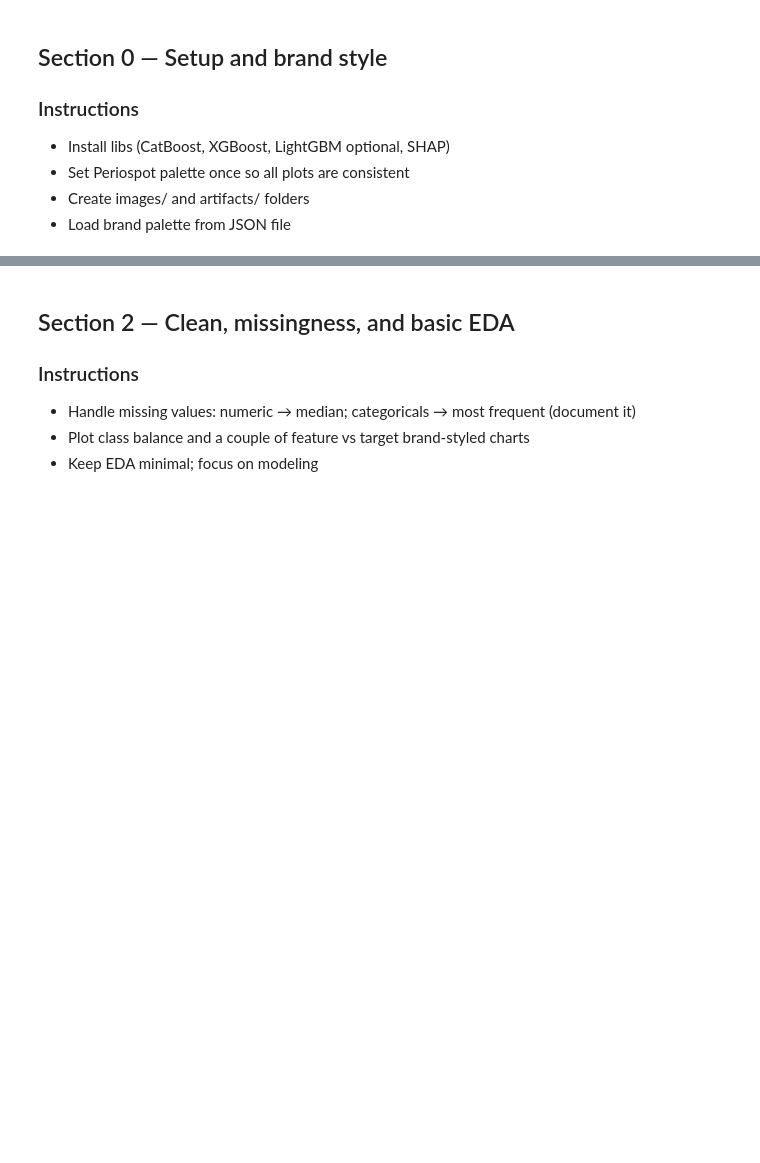
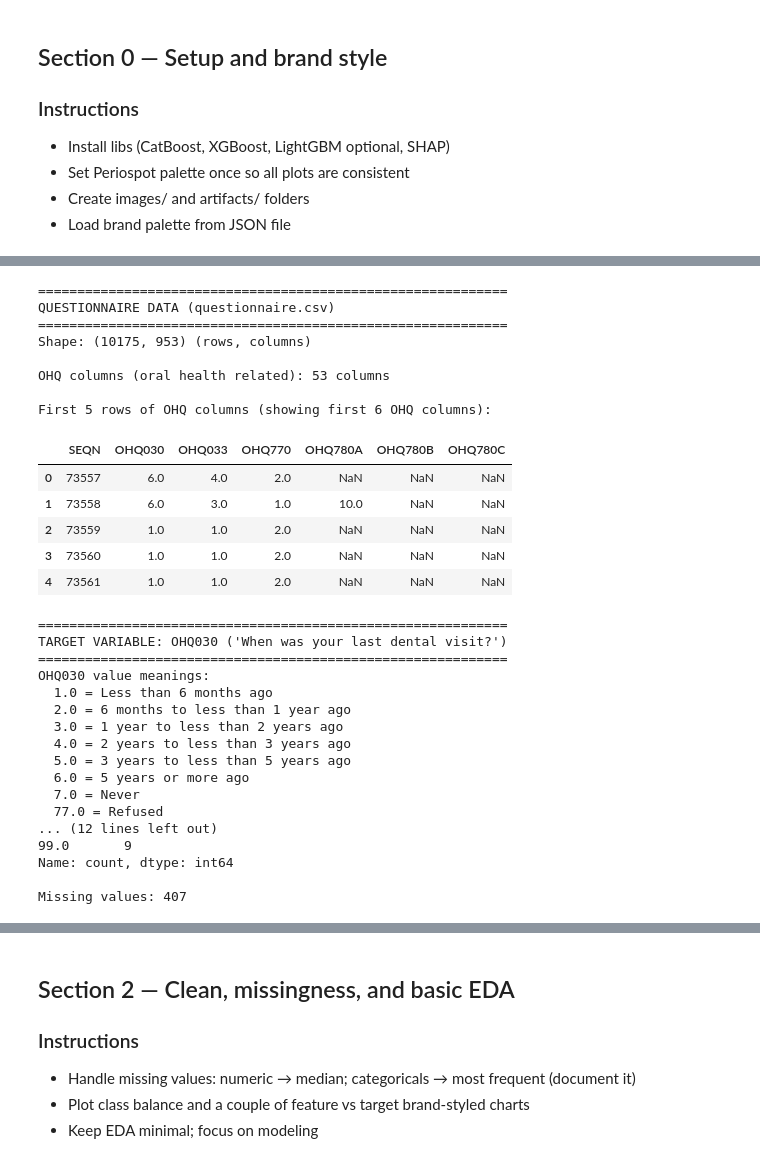
Before and after one commit to Tuminha/NHANES-oral-health-Predictor, a Jupyter notebook: notebooks/nhanes_dental_visits_one_notebook.ipynb, the cells around one changed output, grey strips where cells are left out. Cells and saved outputs as stored; diff of their text form; code cells hidden in the pictures; blank space fills up the shorter version.

Commit message:
Progress update: Complete Section 0-1 (Setup and Data Loading). Fixed CSV loading, merged datasets, built target variable from OHQ030. Updated README with progress tracking.

```diff
--- a/notebooks/nhanes_dental_visits_one_notebook.ipynb
+++ b/notebooks/nhanes_dental_visits_one_notebook.ipynb
@@ -166,0 +116,48 @@ NHANES files are often SAS XPT. Use `pandas.read_sas(..., format="xport")`.
+# %%
+# TODO: (option A) Kaggle CLI download to data/raw (already done if files exist)
+# !kaggle datasets download -d cdc/national-health-and-nutrition-examination-survey -p ../data/raw
+# !unzip -o ../data/raw/national-health-and-nutrition-examination-survey.zip -d ../data/raw
+
+# NOTE: Kaggle dataset comes as CSV files, not SAS XPT
+# Load demographic and questionnaire data from CSV
+import pandas as pd
+
+demo = pd.read_csv("../data/raw/demographic.csv")
+ohq = pd.read_csv("../data/raw/questionnaire.csv")
+
+print("="*60)
+print("DEMOGRAPHIC DATA (demographic.csv)")
+print("="*60)
+print(f"Shape: {demo.shape} (rows, columns)")
+print(f"\nKey columns available:")
+key_demo_cols = ['SEQN', 'RIDAGEYR', 'RIAGENDR', 'RIDRETH3', 'DMDEDUC2', 'INDFMPIR']
+print(f"  - {', '.join([c for c in key_demo_cols if c in demo.columns])}")
+print("\nFirst 5 rows of key demographic columns:")
+display(demo[key_demo_cols].head())
+
+print("\n" + "="*60)
+print("QUESTIONNAIRE DATA (questionnaire.csv)")
+print("="*60)
+print(f"Shape: {ohq.shape} (rows, columns)")
+print(f"\nOHQ columns (oral health related): {len([c for c in ohq.columns if 'OHQ' in c])} columns")
+ohq_cols = ['SEQN'] + [c for c in ohq.columns if 'OHQ' in c]
+print(f"\nFirst 5 rows of OHQ columns (showing first 6 OHQ columns):")
+display(ohq[ohq_cols[:7]].head())
+
+print("\n" + "="*60)
+print("TARGET VARIABLE: OHQ030 ('When was your last dental visit?')")
+print("="*60)
+print("OHQ030 value meanings:")
+print("  1.0 = Less than 6 months ago")
+print("  2.0 = 6 months to less than 1 year ago")
+print("  3.0 = 1 year to less than 2 years ago")
+print("  4.0 = 2 years to less than 3 years ago")
+print("  5.0 = 3 years to less than 5 years ago")
+print("  6.0 = 5 years or more ago")
+print("  7.0 = Never")
+print("  77.0 = Refused")
+print("  99.0 = Don't know")
+print("\nValue counts:")
+print(ohq['OHQ030'].value_counts().sort_index())
+print(f"\nMissing values: {ohq['OHQ030'].isna().sum()}")
+# %% [output]
@@ -166,0 +179,31 @@ NHANES files are often SAS XPT. Use `pandas.read_sas(..., format="xport")`.
+============================================================
+QUESTIONNAIRE DATA (questionnaire.csv)
+============================================================
+Shape: (10175, 953) (rows, columns)
+
+OHQ columns (oral health related): 53 columns
+
+First 5 rows of OHQ columns (showing first 6 OHQ columns):
+|  | SEQN | OHQ030 | OHQ033 | OHQ770 | OHQ780A | OHQ780B | OHQ780C |
+| 0 | 73557 | 6.0 | 4.0 | 2.0 | NaN | NaN | NaN |
+| 1 | 73558 | 6.0 | 3.0 | 1.0 | 10.0 | NaN | NaN |
+| 2 | 73559 | 1.0 | 1.0 | 2.0 | NaN | NaN | NaN |
+| 3 | 73560 | 1.0 | 1.0 | 2.0 | NaN | NaN | NaN |
+| 4 | 73561 | 1.0 | 1.0 | 2.0 | NaN | NaN | NaN |
+============================================================
+TARGET VARIABLE: OHQ030 ('When was your last dental visit?')
+============================================================
+OHQ030 value meanings:
+  1.0 = Less than 6 months ago
+  2.0 = 6 months to less than 1 year ago
+  3.0 = 1 year to less than 2 years ago
+  4.0 = 2 years to less than 3 years ago
+  5.0 = 3 years to less than 5 years ago
+  6.0 = 5 years or more ago
+  7.0 = Never
+  77.0 = Refused
+... (12 lines left out)
+99.0       9
+Name: count, dtype: int64
+
+Missing values: 407
```
Also changed, not shown: parts of 7 cells of this notebook, 1 other file.
